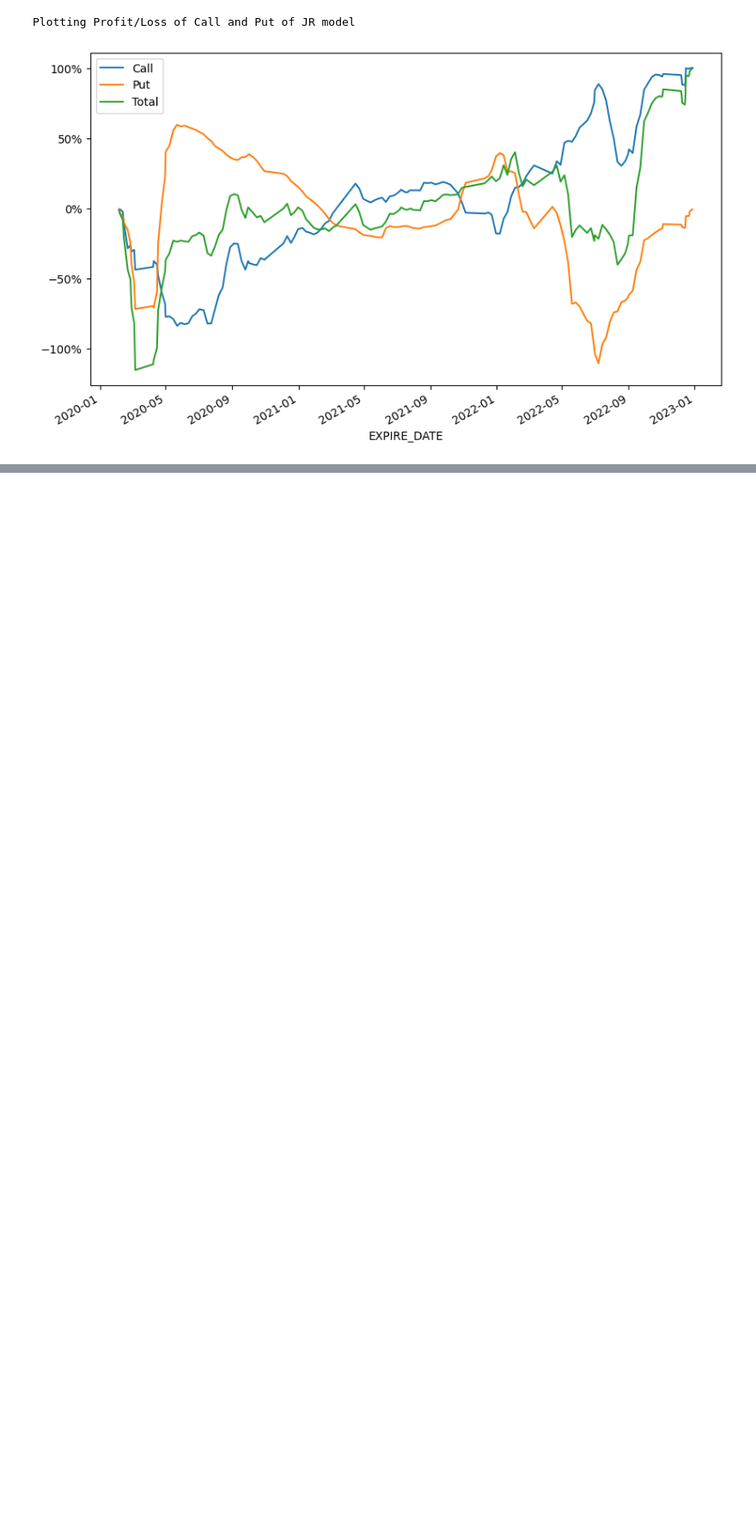
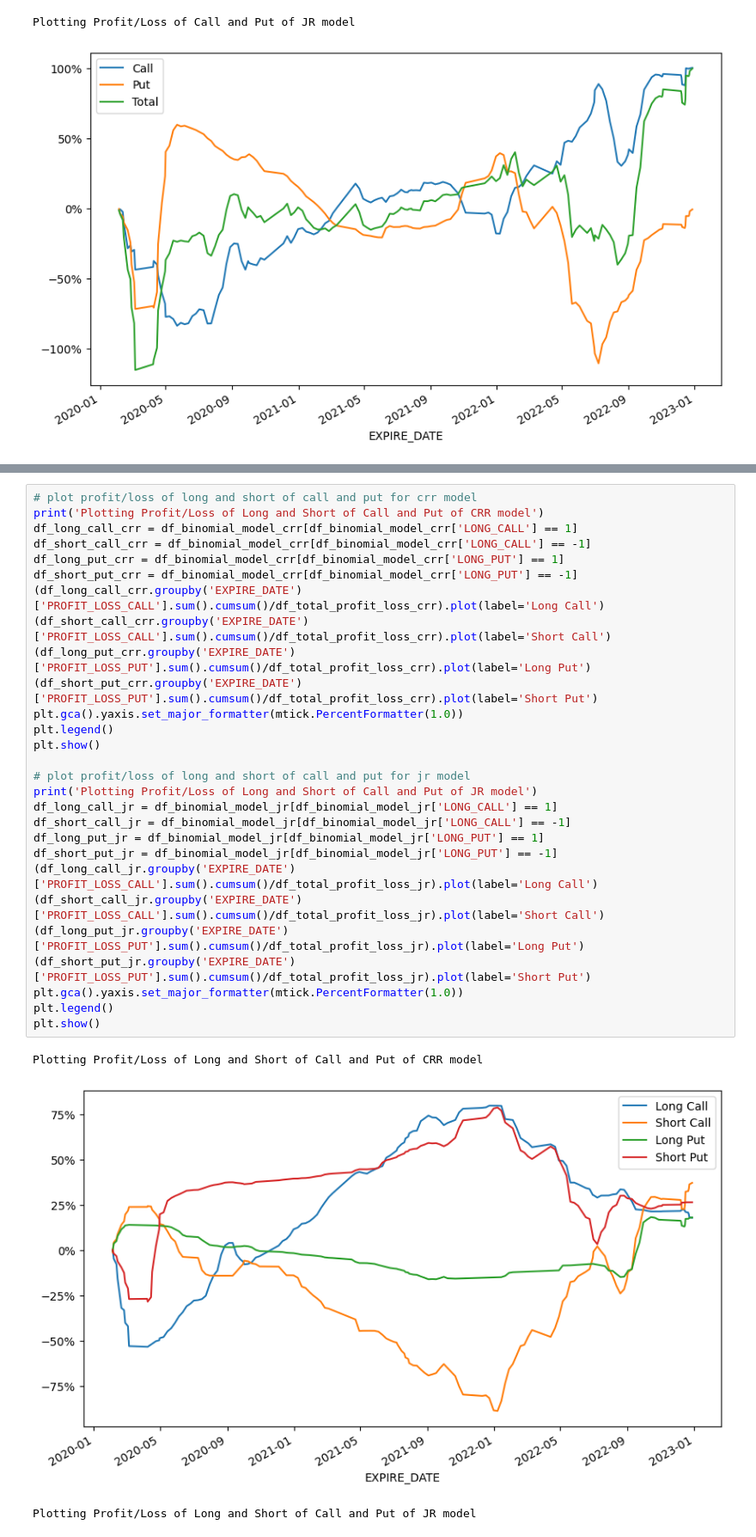
Before and after one commit to juanjaho/QF101-SPY-SPX-Option-Pricing, a Jupyter notebook: Analytics/main_spx.ipynb, the cells around one changed output, grey strips where cells are left out. Shown at 86% size. Saved outputs shown, nothing was run; the diff lists cells and outputs as text; blank space fills up the shorter version.

```diff
--- a/Analytics/main_spx.ipynb
+++ b/Analytics/main_spx.ipynb
@@ -352,0 +401,32 @@ Plotting Profit/Loss of Call and Put of JR model
+# %%
+# plot profit/loss of long and short of call and put for crr model
+print('Plotting Profit/Loss of Long and Short of Call and Put of CRR model')
+df_long_call_crr = df_binomial_model_crr[df_binomial_model_crr['LONG_CALL'] == 1]
+df_short_call_crr = df_binomial_model_crr[df_binomial_model_crr['LONG_CALL'] == -1]
+df_long_put_crr = df_binomial_model_crr[df_binomial_model_crr['LONG_PUT'] == 1]
+df_short_put_crr = df_binomial_model_crr[df_binomial_model_crr['LONG_PUT'] == -1]
+(df_long_call_crr.groupby('EXPIRE_DATE')['PROFIT_LOSS_CALL'].sum().cumsum()/df_total_profit_loss_crr).plot(label='Long Call')
+(df_short_call_crr.groupby('EXPIRE_DATE')['PROFIT_LOSS_CALL'].sum().cumsum()/df_total_profit_loss_crr).plot(label='Short Call')
+(df_long_put_crr.groupby('EXPIRE_DATE')['PROFIT_LOSS_PUT'].sum().cumsum()/df_total_profit_loss_crr).plot(label='Long Put')
+(df_short_put_crr.groupby('EXPIRE_DATE')['PROFIT_LOSS_PUT'].sum().cumsum()/df_total_profit_loss_crr).plot(label='Short Put')
+plt.gca().yaxis.set_major_formatter(mtick.PercentFormatter(1.0))
+plt.legend()
+plt.show()
+
+# plot profit/loss of long and short of call and put for jr model
+print('Plotting Profit/Loss of Long and Short of Call and Put of JR model')
+df_long_call_jr = df_binomial_model_jr[df_binomial_model_jr['LONG_CALL'] == 1]
+df_short_call_jr = df_binomial_model_jr[df_binomial_model_jr['LONG_CALL'] == -1]
+df_long_put_jr = df_binomial_model_jr[df_binomial_model_jr['LONG_PUT'] == 1]
+df_short_put_jr = df_binomial_model_jr[df_binomial_model_jr['LONG_PUT'] == -1]
+(df_long_call_jr.groupby('EXPIRE_DATE')['PROFIT_LOSS_CALL'].sum().cumsum()/df_total_profit_loss_jr).plot(label='Long Call')
+(df_short_call_jr.groupby('EXPIRE_DATE')['PROFIT_LOSS_CALL'].sum().cumsum()/df_total_profit_loss_jr).plot(label='Short Call')
+(df_long_put_jr.groupby('EXPIRE_DATE')['PROFIT_LOSS_PUT'].sum().cumsum()/df_total_profit_loss_jr).plot(label='Long Put')
+(df_short_put_jr.groupby('EXPIRE_DATE')['PROFIT_LOSS_PUT'].sum().cumsum()/df_total_profit_loss_jr).plot(label='Short Put')
+plt.gca().yaxis.set_major_formatter(mtick.PercentFormatter(1.0))
+plt.legend()
+plt.show()
+# %% [output]
+Plotting Profit/Loss of Long and Short of Call and Put of CRR model
+[figure, added]
+Plotting Profit/Loss of Long and Short of Call and Put of JR model
```
Also changed, not shown: parts of 6 cells of this notebook, 5 other files.
